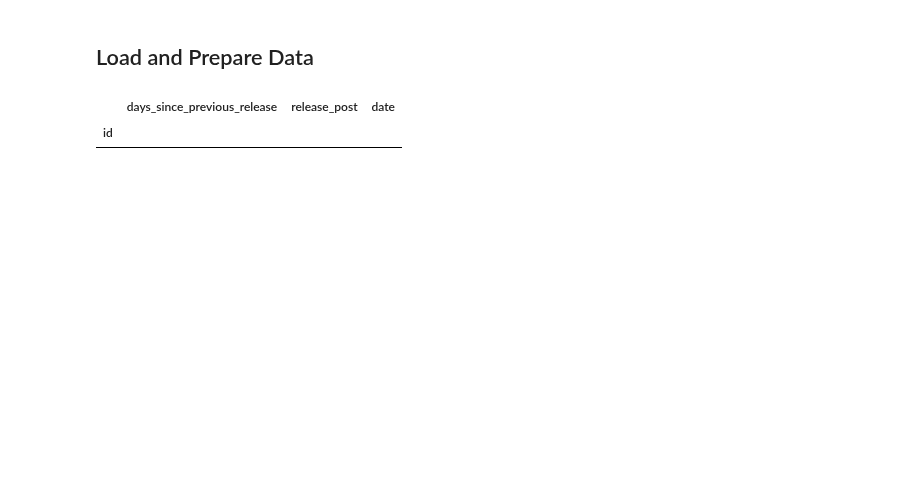
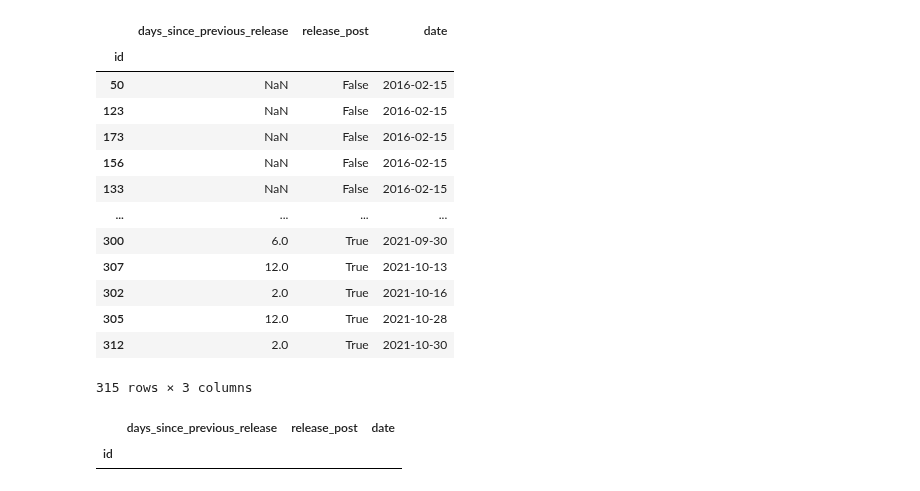
Before and after one commit to dmnapolitano/troon_release_prediction, a Jupyter notebook: Predict the Next Release - Time Series.ipynb, the cells around one changed output. Saved outputs shown, nothing was run; the diff lists cells and outputs as text; code cells hidden in the pictures; blank space fills up the shorter version.

```diff
--- a/Predict the Next Release - Time Series.ipynb
+++ b/Predict the Next Release - Time Series.ipynb
@@ -13,19 +13,33 @@ from sklearn.preprocessing import MinMaxScaler
 
 sns.set(rc={"figure.figsize" : (20, 10)})
 sns.set_style("ticks")
-# %% [markdown]
-## Load and Prepare Data
 # %%
 df = pandas.read_csv("troon_instagram_clean_post_data.csv")
 df = df.set_index("id")
 df = df[["post_month", "post_day", "post_year", "days_since_previous_release", "release_post"]].copy()
 df["month"] = df["post_month"].apply(lambda x : datetime.strptime(x, '%B').month)
 df = df.rename(columns={"post_year" : "year", "post_day" : "day"})
 df["date"] = pandas.to_datetime(df[["year", "month", "day"]])
 del df["month"]
 del df["day"]
 del df["year"]
 del df["post_month"]
+df
+# %% [output]
+|  | days_since_previous_release | release_post | date |
+| id |  |  |  |
+| 50 | NaN | False | 2016-02-15 |
+| 123 | NaN | False | 2016-02-15 |
+| 173 | NaN | False | 2016-02-15 |
+| 156 | NaN | False | 2016-02-15 |
+| 133 | NaN | False | 2016-02-15 |
+| ... | ... | ... | ... |
+| 300 | 6.0 | True | 2021-09-30 |
+| 307 | 12.0 | True | 2021-10-13 |
+| 302 | 2.0 | True | 2021-10-16 |
+| 305 | 12.0 | True | 2021-10-28 |
+| 312 | 2.0 | True | 2021-10-30 |
+315 rows × 3 columns
 # %%
 df.query("release_post == True & days_since_previous_release.isnull()")
 # %% [output]
```
Also changed, not shown: parts of 129 cells of this notebook, 2 other files.
